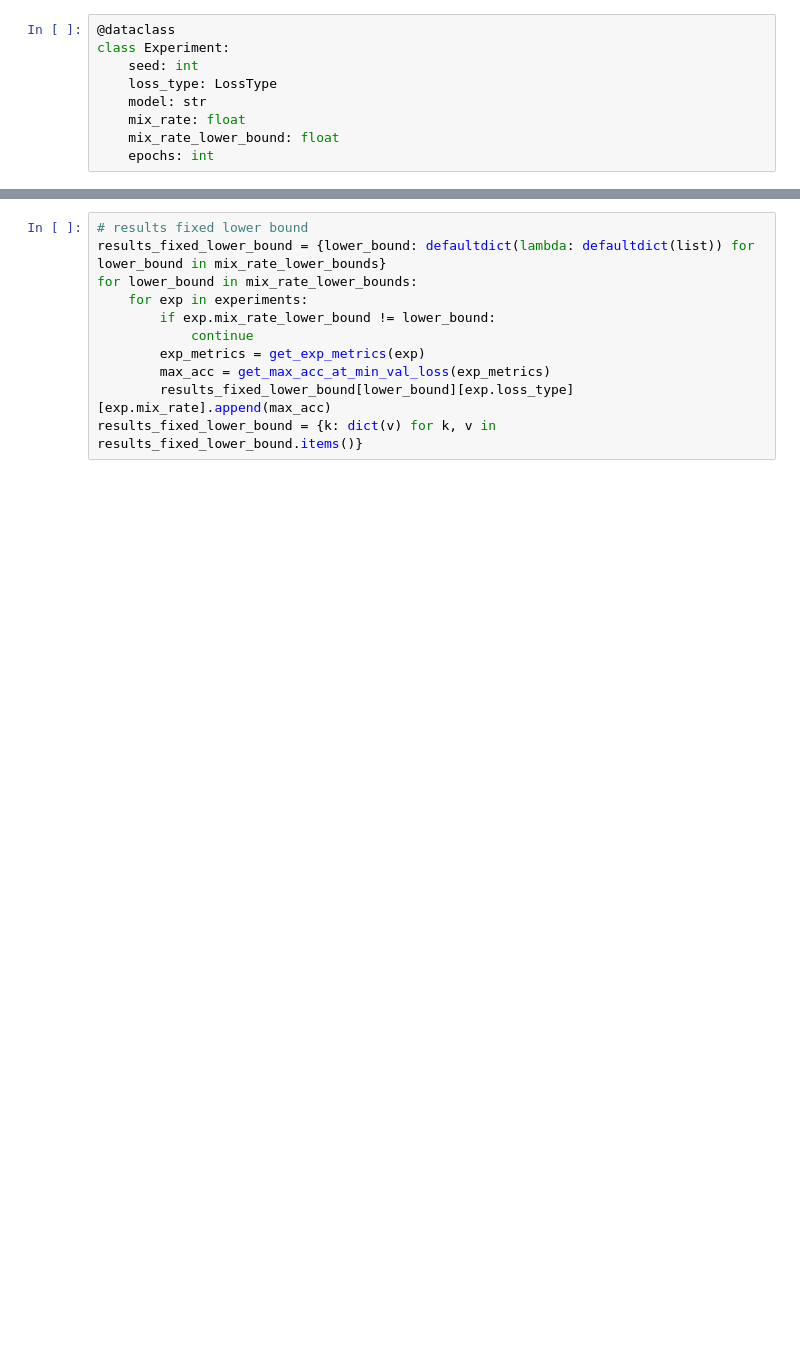
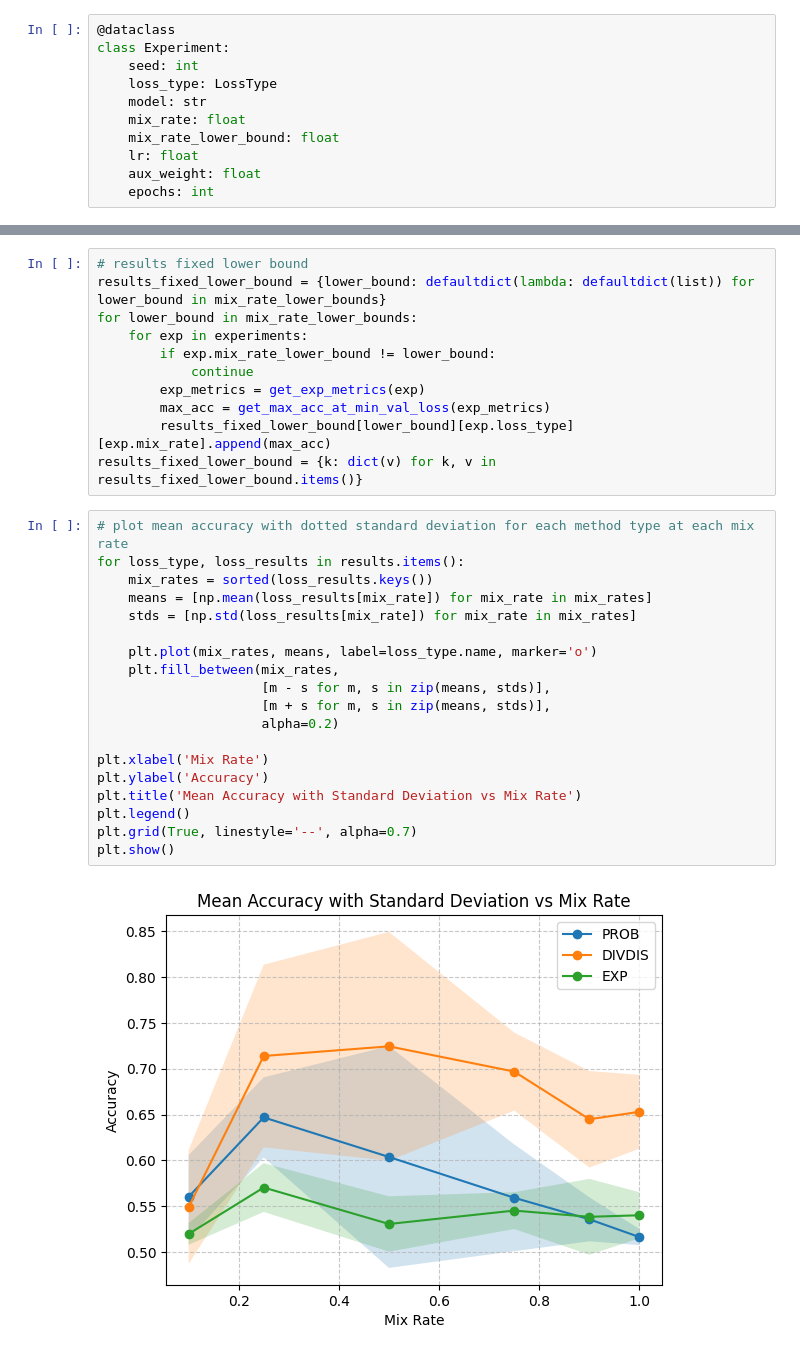
Before and after one commit to oliveradk/diverse-gen, a Jupyter notebook: cifar_mnist_sweep.ipynb, the cells around one changed output, grey strips where cells are left out. Cells and saved outputs as stored; diff of their text form; blank space fills up the shorter version.

```diff
--- a/cifar_mnist_sweep.ipynb
+++ b/cifar_mnist_sweep.ipynb
@@ -69,4 +71,6 @@ class Experiment:
     model: str
     mix_rate: float
     mix_rate_lower_bound: float
+    lr: float
+    aux_weight: float
     epochs: int
@@ -194,4 +232,25 @@ for lower_bound in mix_rate_lower_bounds:
         max_acc = get_max_acc_at_min_val_loss(exp_metrics)
         results_fixed_lower_bound[lower_bound][exp.loss_type][exp.mix_rate].append(max_acc)
 results_fixed_lower_bound = {k: dict(v) for k, v in results_fixed_lower_bound.items()}
+# %%
+# plot mean accuracy with dotted standard deviation for each method type at each mix rate
+for loss_type, loss_results in results.items():
+    mix_rates = sorted(loss_results.keys())
+    means = [np.mean(loss_results[mix_rate]) for mix_rate in mix_rates]
+    stds = [np.std(loss_results[mix_rate]) for mix_rate in mix_rates]
+
+    plt.plot(mix_rates, means, label=loss_type.name, marker='o')
+    plt.fill_between(mix_rates,
+                     [m - s for m, s in zip(means, stds)],
+                     [m + s for m, s in zip(means, stds)],
+                     alpha=0.2)
+
+plt.xlabel('Mix Rate')
+plt.ylabel('Accuracy')
+plt.title('Mean Accuracy with Standard Deviation vs Mix Rate')
+plt.legend()
+plt.grid(True, linestyle='--', alpha=0.7)
+plt.show()
+# %% [output]
+[figure, added]
 # %%
```
Also changed, not shown: parts of 13 cells of this notebook, 5 other files.
